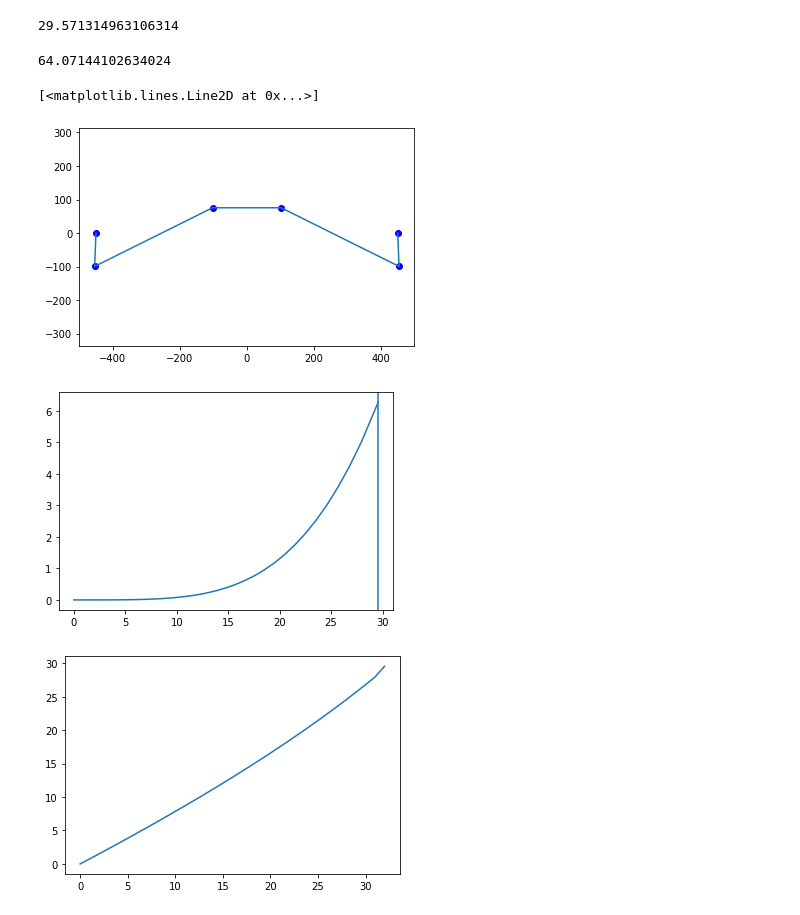
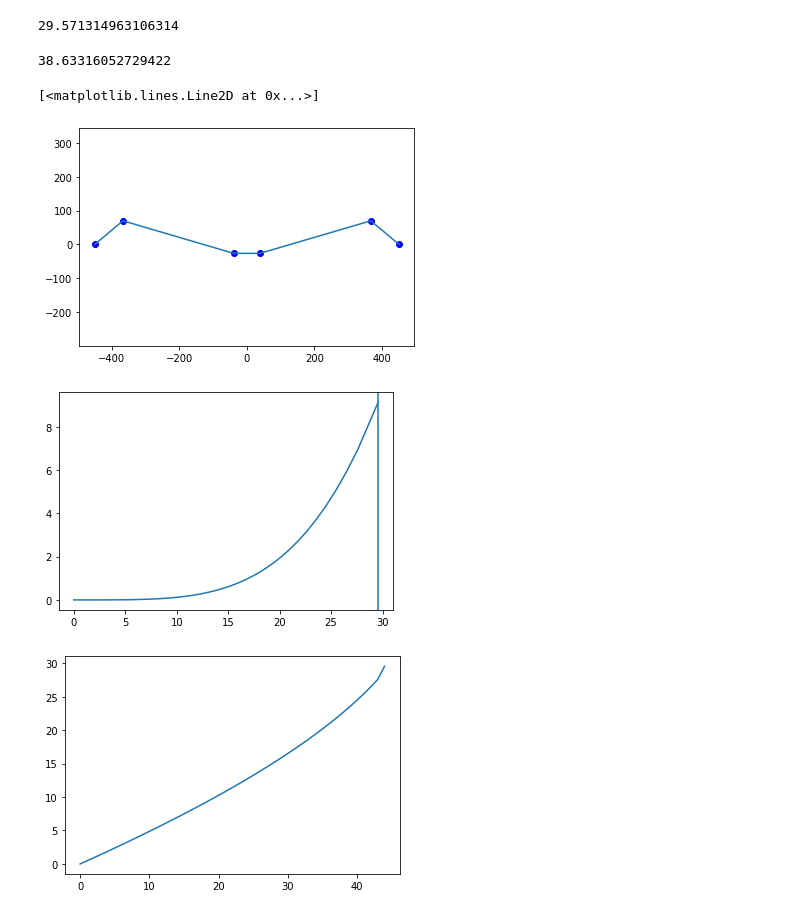
Before and after one commit to tamasdoka/str_opt, a Jupyter notebook: steering-optimizer/steering_optimizer/envs/StrOptEnv_test_notebook.ipynb, the cells around one changed output. Cells and saved outputs as stored; diff of their text form; code cells hidden in the pictures.

```diff
--- a/steering-optimizer/steering_optimizer/envs/StrOptEnv_test_notebook.ipynb
+++ b/steering-optimizer/steering_optimizer/envs/StrOptEnv_test_notebook.ipynb
@@ -81,40 +81,40 @@ plt.figure()
 print('ERRORS:')
 plt.plot(errors, 'bo-')
 # %%
-val = [-102.31331083,   75.40636693, -453.866476,    -99.45542384]
+val = [-38.88920754,  -26.3054275,  -366.4644578,    69.88103422]
 #val = solution.x
 #val = states[0]
 
 plt.plot([env.KPLX, val[2], val[0], -val[0], -val[2], -env.KPLX], [env.KPLY, val[3], val[1], val[1], val[3], env.KPLY], 'bo')
 plt.plot([env.KPLX, val[2], val[0], -val[0], -val[2], -env.KPLX], [env.KPLY, val[3], val[1], val[1], val[3], env.KPLY])
 plt.axis('equal')
 
 env.state = val
 
 env.step(1)
 
 #print('error: ', env.error)
 
 plt.figure()
 plt.plot(env.check_r*180/np.pi, env.check_error*180/np.pi)
 plt.axvline(x=env.border_ang / np.pi * 180)
 #plt.axis([-2, (env.border_ang / np.pi * 180) + 1, 0, 3])
 
 
 #print(env.check_r*180/np.pi)
 print(env.rack_travel)
 
 plt.figure()
 plt.plot(env.check_r*180/np.pi)
 
 #print(env.check_r/np.pi*180)
 #print(env.check_error/np.pi*180)
 # %% [output]
-64.07144102634024
+38.63316052729422
 [<matplotlib.lines.Line2D at 0x...>]
-[figure, old version]
+[figure, new version]
-[figure, old version]
+[figure, new version]
-[figure, old version]
+[figure, new version]
 # %%
 solution = env.geometry_optimize()
 print(solution)
```
Also changed, not shown: parts of 3 cells of this notebook, 1 other file.
